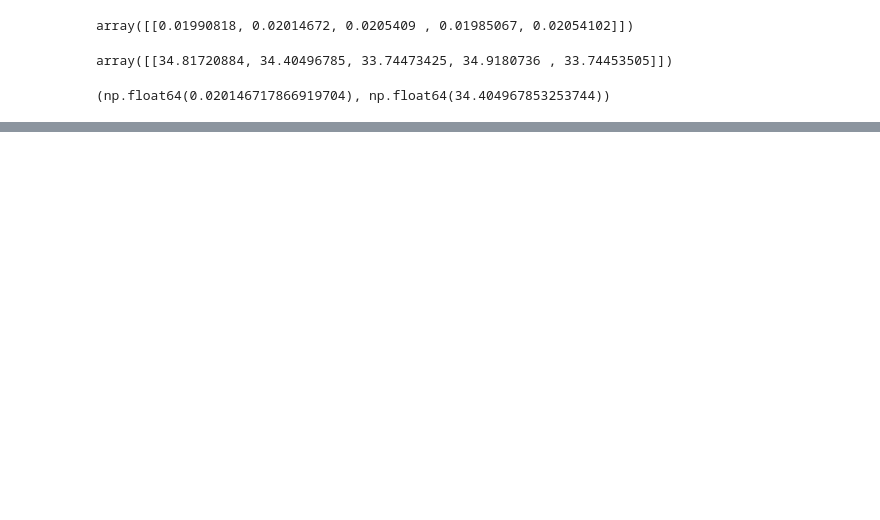
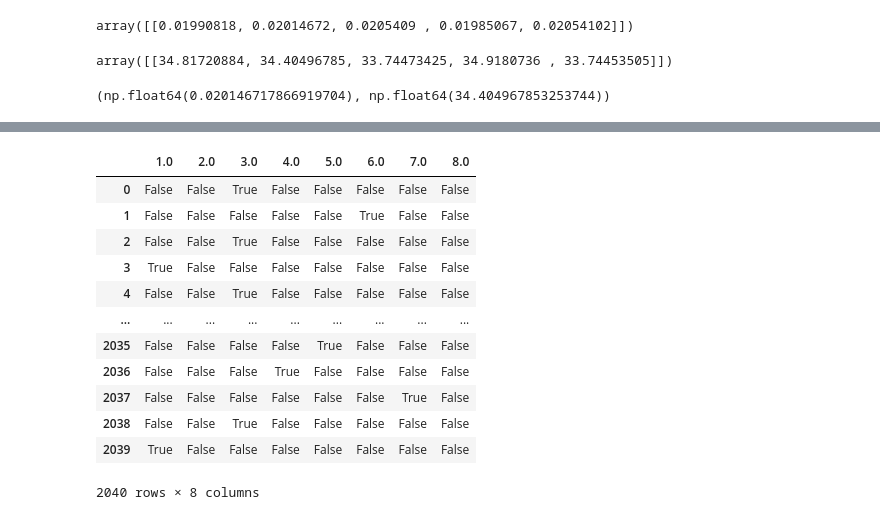
Before and after one commit to Dezzelshipc/CompMath2, a Jupyter notebook: math-statistics/prac4(2)/prac.ipynb, the cells around one changed output, grey strips where cells are left out. Cells and saved outputs as stored; diff of their text form; code cells hidden in the pictures; blank space fills up the shorter version.

```diff
--- a/math-statistics/prac4(2)/prac.ipynb
+++ b/math-statistics/prac4(2)/prac.ipynb
@@ -609,0 +687,17 @@ np.median(r), np.median(T)
+# %%
+flats_codes = pd.get_dummies(flats_x0[:, -1])
+flats_codes
+# %% [output]
+|  | 1.0 | 2.0 | 3.0 | 4.0 | 5.0 | 6.0 | 7.0 | 8.0 |
+| 0 | False | False | True | False | False | False | False | False |
+| 1 | False | False | False | False | False | True | False | False |
+| 2 | False | False | True | False | False | False | False | False |
+| 3 | True | False | False | False | False | False | False | False |
+| 4 | False | False | True | False | False | False | False | False |
+| ... | ... | ... | ... | ... | ... | ... | ... | ... |
+| 2035 | False | False | False | False | True | False | False | False |
+| 2036 | False | False | False | True | False | False | False | False |
+| 2037 | False | False | False | False | False | False | True | False |
+| 2038 | False | False | True | False | False | False | False | False |
+| 2039 | True | False | False | False | False | False | False | False |
+2040 rows × 8 columns
```
Also changed, not shown: parts of 40 cells of this notebook, 1 other file.
